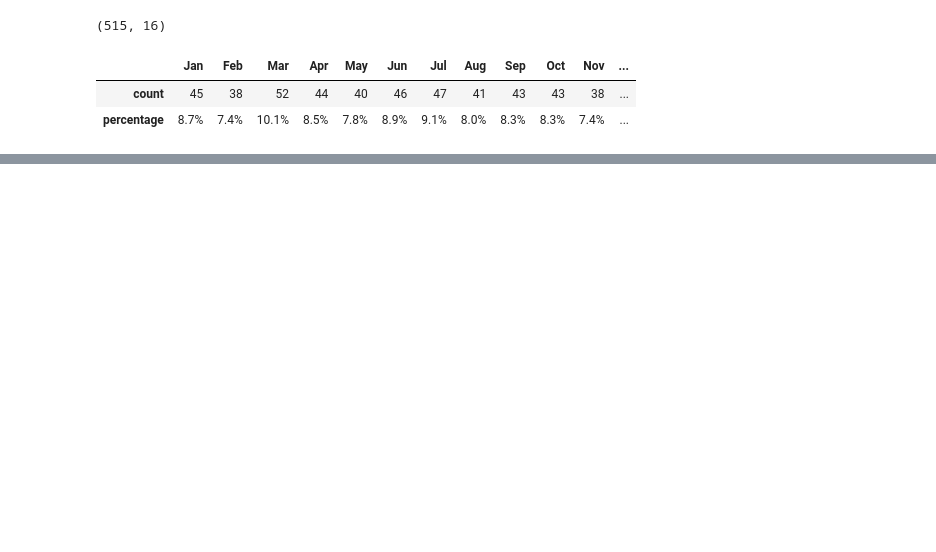
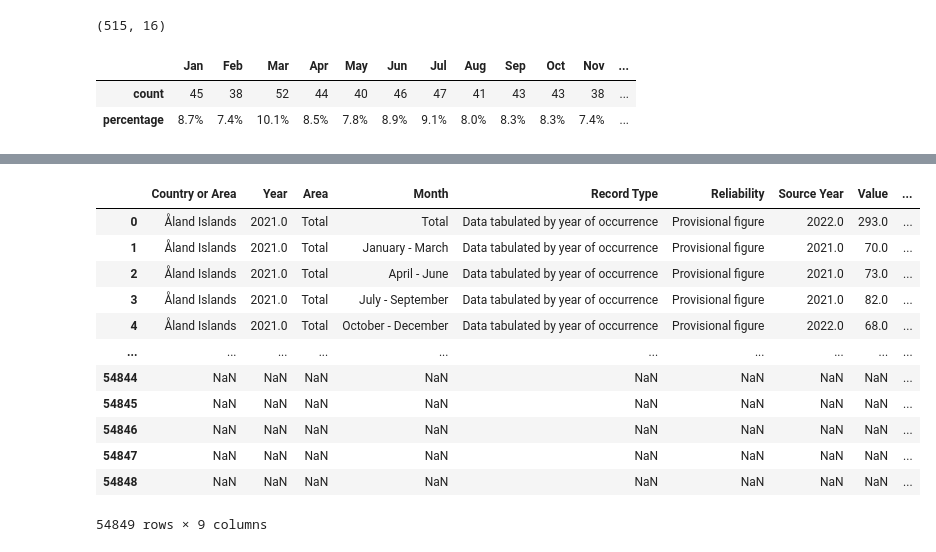
Before and after one commit to OjasSB/DS105, a Jupyter notebook: GP.ipynb, the cells around one changed output, grey strips where cells are left out. Cells and saved outputs as stored; diff of their text form; code cells hidden in the pictures; blank space fills up the shorter version.

Commit message:
Added births data analysis

```diff
--- a/GP.ipynb
+++ b/GP.ipynb
@@ -75,0 +118,17 @@ df.to_csv('data.csv',index=True)
+# %%
+births_data=pd.read_csv('Births Data UN.csv')
+births_data
+# %% [output]
+|  | Country or Area | Year | Area | Month | Record Type | Reliability | Source Year | Value | ... |
+| 0 | Åland Islands | 2021.0 | Total | Total | Data tabulated by year of occurrence | Provisional figure | 2022.0 | 293.0 | ... |
+| 1 | Åland Islands | 2021.0 | Total | January - March | Data tabulated by year of occurrence | Provisional figure | 2021.0 | 70.0 | ... |
+| 2 | Åland Islands | 2021.0 | Total | April - June | Data tabulated by year of occurrence | Provisional figure | 2021.0 | 73.0 | ... |
+| 3 | Åland Islands | 2021.0 | Total | July - September | Data tabulated by year of occurrence | Provisional figure | 2021.0 | 82.0 | ... |
+| 4 | Åland Islands | 2021.0 | Total | October - December | Data tabulated by year of occurrence | Provisional figure | 2022.0 | 68.0 | ... |
+| ... | ... | ... | ... | ... | ... | ... | ... | ... | ... |
+| 54844 | NaN | NaN | NaN | NaN | NaN | NaN | NaN | NaN | ... |
+| 54845 | NaN | NaN | NaN | NaN | NaN | NaN | NaN | NaN | ... |
+| 54846 | NaN | NaN | NaN | NaN | NaN | NaN | NaN | NaN | ... |
+| 54847 | NaN | NaN | NaN | NaN | NaN | NaN | NaN | NaN | ... |
+| 54848 | NaN | NaN | NaN | NaN | NaN | NaN | NaN | NaN | ... |
+54849 rows × 9 columns
```
Also changed, not shown: parts of 19 cells of this notebook, 1 other file.
